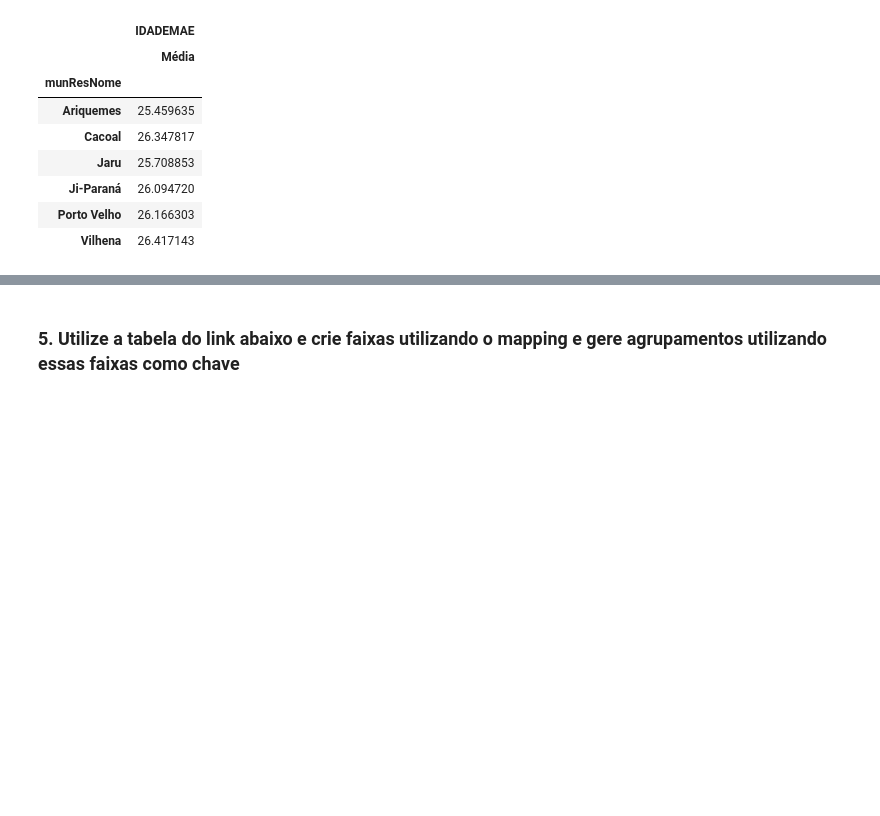
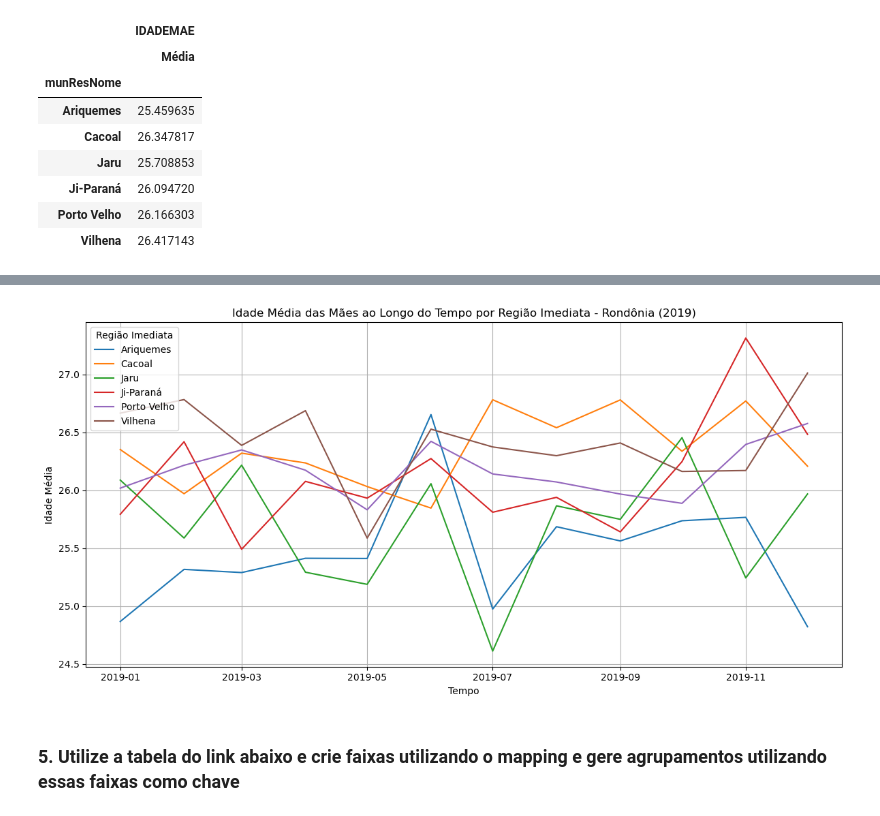
Before and after one commit to AlexSAssuncao/EBAC_Estudos, a Jupyter notebook: Tarefas/Mod9Tarefa2.ipynb, the cells around one changed output, grey strips where cells are left out. Drawn from its saved outputs; the diff is of its cells as text; code cells hidden in the pictures; blank space fills up the shorter version.

```diff
--- a/Tarefas/Mod9Tarefa2.ipynb
+++ b/Tarefas/Mod9Tarefa2.ipynb
@@ -206,3 +207,30 @@ sinasc_item4.plot(title='Média Idade Mãe por Região Imediata', xlabel='Regiõ
+# %%
+# Adicionando a coluna da região imediata
+sinasc_raw['regiao_imediata'] = sinasc_raw['munResNome'].map(imediatas)
+
+# Convertendo a data de nascimento para formato de data
+sinasc_raw['DTNASC'] = pd.to_datetime(sinasc_raw['DTNASC'])
+
+# Criando coluna do mês e ano para análise temporal
+sinasc_raw['ano_mes'] = sinasc_raw['DTNASC'].dt.to_period('M')
+
+# Calculando a idade média por região imediata e mês
+idade_media = sinasc_raw.groupby(['ano_mes', 'regiao_imediata'])['IDADEMAE'].mean().unstack()
+
+# Plotando o gráfico
+plt.figure(figsize=(12, 6))
+for regiao in idade_media.columns:
+    plt.plot(idade_media.index.to_timestamp(), idade_media[regiao], label=regiao)
+
+plt.title('Idade Média das Mães ao Longo do Tempo por Região Imediata - Rondônia (2019)')
+plt.xlabel('Tempo')
+plt.ylabel('Idade Média')
+plt.legend(title='Região Imediata')
+plt.grid(True)
+plt.tight_layout()
+plt.show()
+# %% [output]
+[figure, added]
 # %% [markdown]
 ### 5. Utilize a tabela do link abaixo e crie faixas utilizando o mapping e gere agrupamentos utilizando essas faixas como chave
 # %%
```
Also changed, not shown: parts of 5 cells of this notebook.
